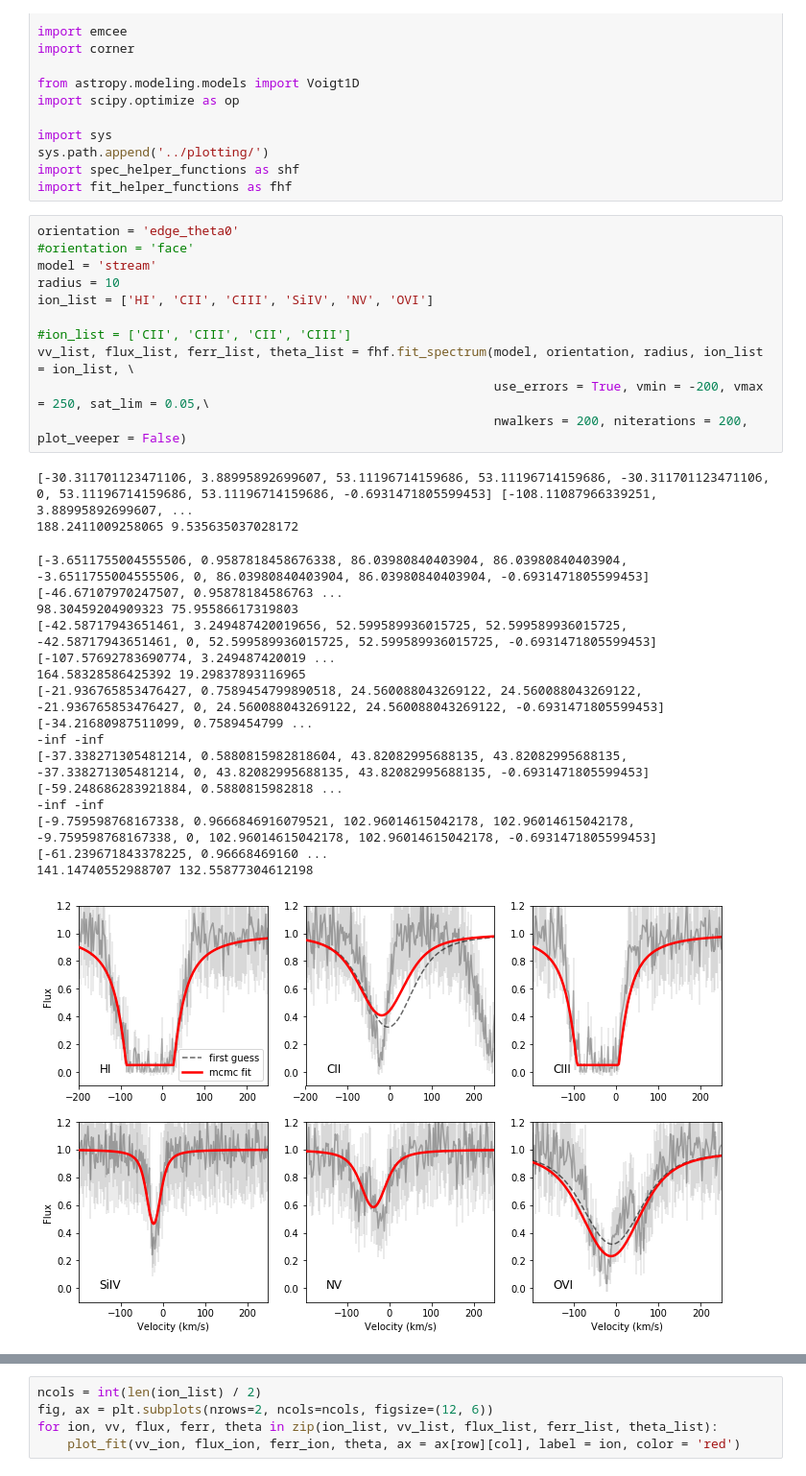
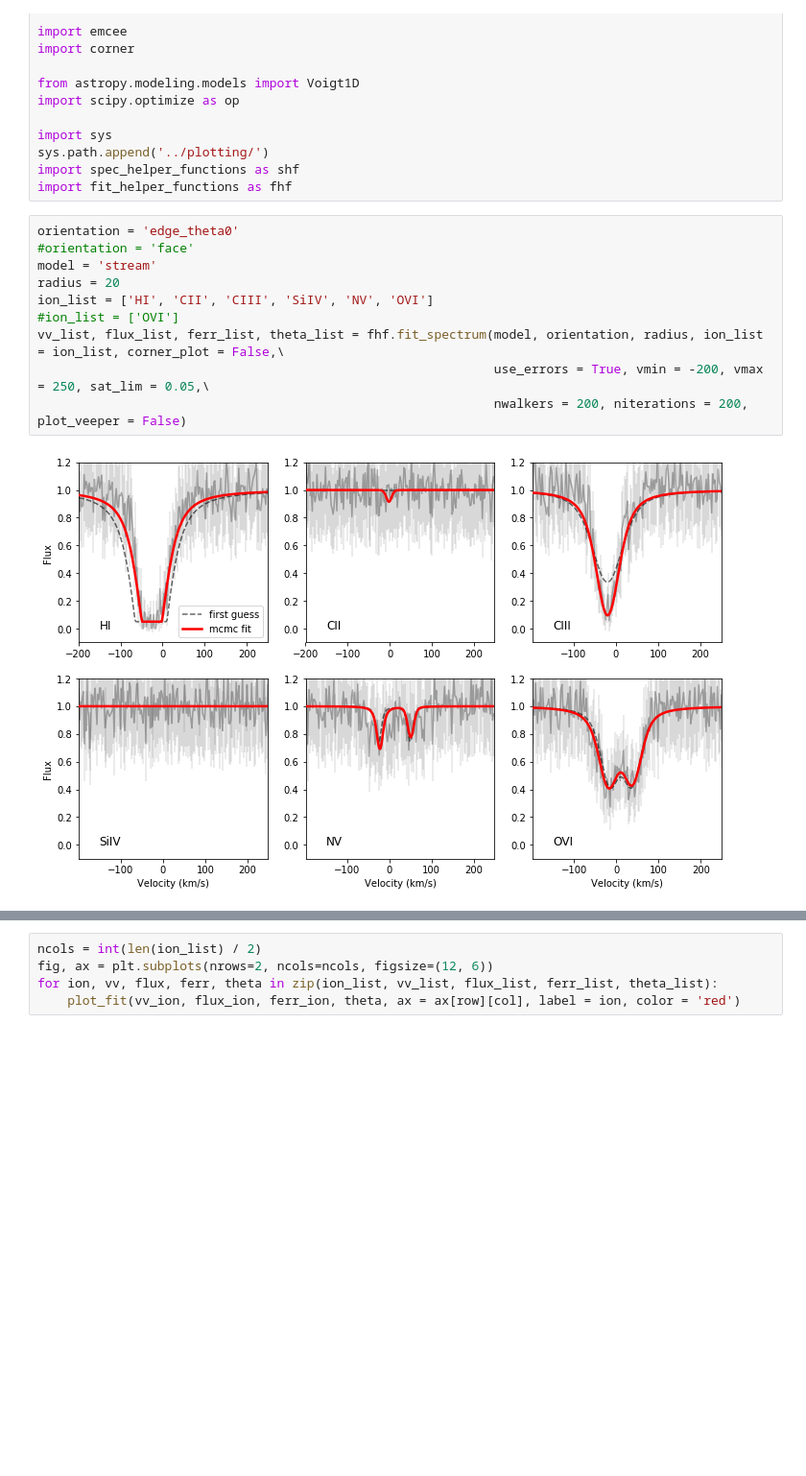
Before and after one commit to ibutsky/synthetic_spectra, a Jupyter notebook: scripts/mcmc_voigt/mcmc_fit_attempt.ipynb, the cells around one changed output, grey strips where cells are left out. Shown at 96% size. Cells and saved outputs as stored; diff of their text form; blank space fills up the shorter version.

```diff
--- a/scripts/mcmc_voigt/mcmc_fit_attempt.ipynb
+++ b/scripts/mcmc_voigt/mcmc_fit_attempt.ipynb
@@ -18,28 +18,15 @@ import fit_helper_functions as fhf
 # %%
 orientation = 'edge_theta0'
 #orientation = 'face'
 model = 'stream'
-radius = 10
+radius = 20
 ion_list = ['HI', 'CII', 'CIII', 'SiIV', 'NV', 'OVI']
-
-#ion_list = ['CII', 'CIII', 'CII', 'CIII']
-vv_list, flux_list, ferr_list, theta_list = fhf.fit_spectrum(model, orientation, radius, ion_list = ion_list, \
+#ion_list = ['OVI']
+vv_list, flux_list, ferr_list, theta_list = fhf.fit_spectrum(model, orientation, radius, ion_list = ion_list, corner_plot = False,\
                                                              use_errors = True, vmin = -200, vmax = 250, sat_lim = 0.05,\
                                                              nwalkers = 200, niterations = 200, plot_veeper = False)
 # %% [output]
-[-30.311701123471106, 3.88995892699607, 53.11196714159686, 53.11196714159686, -30.311701123471106, 0, 53.11196714159686, 53.11196714159686, -0.6931471805599453] [-108.11087966339251, 3.88995892699607, ...
-188.2411009258065 9.535635037028172
-[-3.6511755004555506, 0.9587818458676338, 86.03980840403904, 86.03980840403904, -3.6511755004555506, 0, 86.03980840403904, 86.03980840403904, -0.6931471805599453] [-46.67107970247507, 0.95878184586763 ...
-98.30459204909323 75.95586617319803
-[-42.58717943651461, 3.249487420019656, 52.599589936015725, 52.599589936015725, -42.58717943651461, 0, 52.599589936015725, 52.599589936015725, -0.6931471805599453] [-107.57692783690774, 3.249487420019 ...
-164.58328586425392 19.29837893116965
-[-21.936765853476427, 0.7589454799890518, 24.560088043269122, 24.560088043269122, -21.936765853476427, 0, 24.560088043269122, 24.560088043269122, -0.6931471805599453] [-34.21680987511099, 0.7589454799 ...
--inf -inf
-[-37.338271305481214, 0.5880815982818604, 43.82082995688135, 43.82082995688135, -37.338271305481214, 0, 43.82082995688135, 43.82082995688135, -0.6931471805599453] [-59.248686283921884, 0.5880815982818 ...
--inf -inf
-[-9.759598768167338, 0.9666846916079521, 102.96014615042178, 102.96014615042178, -9.759598768167338, 0, 102.96014615042178, 102.96014615042178, -0.6931471805599453] [-61.239671843378225, 0.96668469160 ...
-141.14740552988707 132.55877304612198
-[figure, old version]
+[figure, new version]
 # %%
 for ion, theta in zip(ion_list, theta_list):
     print(ion, theta)
```
Also changed, not shown: parts of 2 cells of this notebook, 13 other files.
